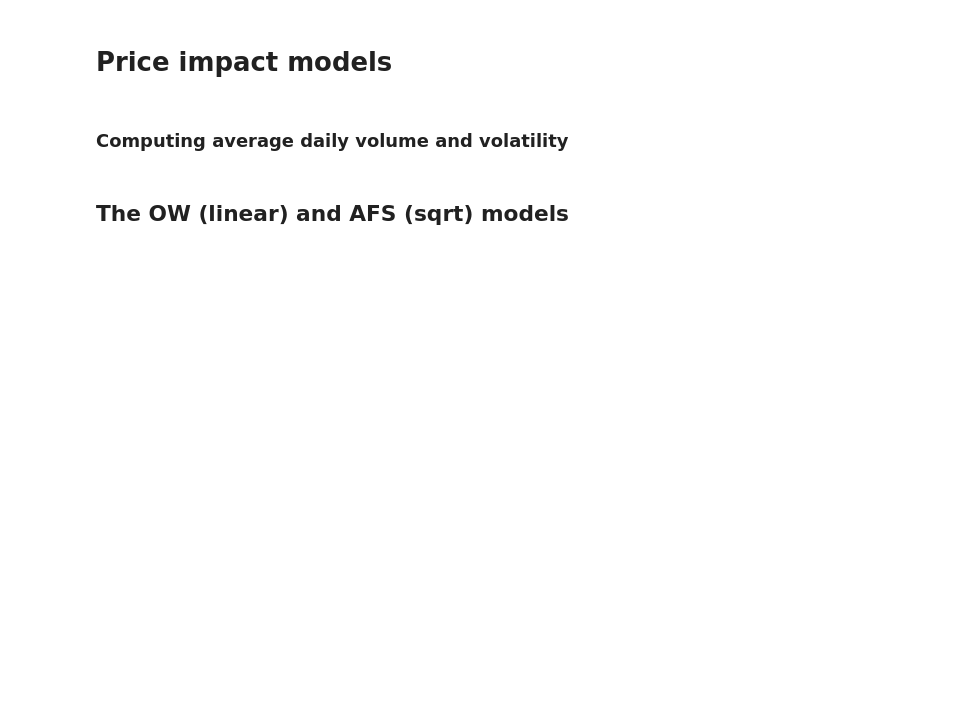
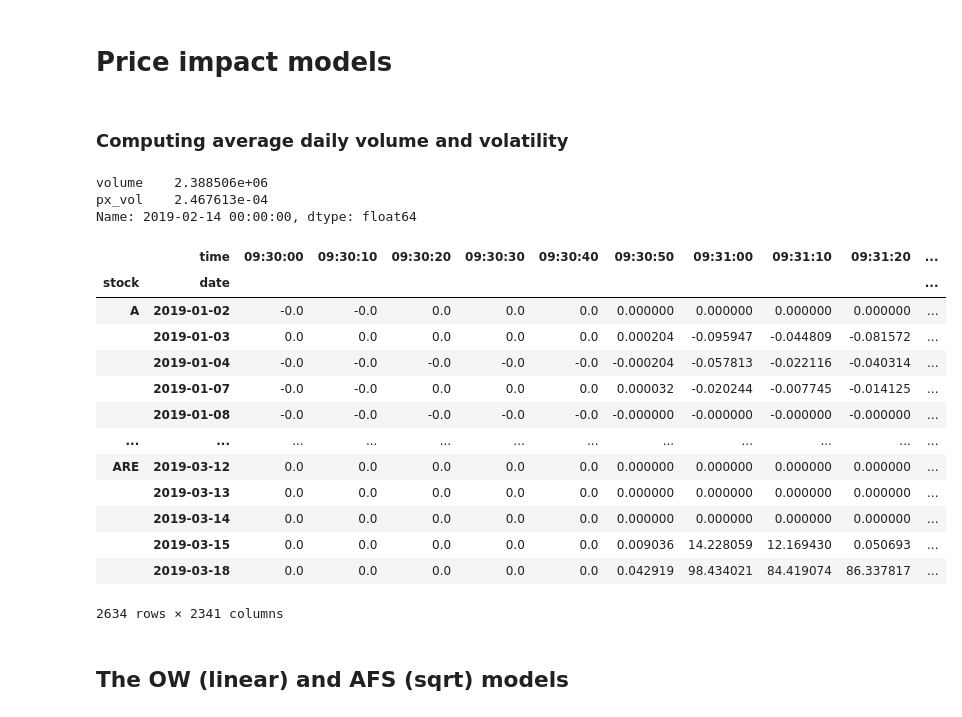
Before and after one commit to Max-Ded/computing-finance, a Jupyter notebook: High-Frequency-Algorithmic-Trading/coursework-notebook.ipynb, the cells around one changed output. Drawn from its saved outputs; the diff is of its cells as text; code cells hidden in the pictures; blank space fills up the shorter version.

```diff
--- a/High-Frequency-Algorithmic-Trading/coursework-notebook.ipynb
+++ b/High-Frequency-Algorithmic-Trading/coursework-notebook.ipynb
@@ -215,6 +215,12 @@ adv_vol_rolling_mean = compute_average_rolling_volume_and_vol(adv_vol)
 # %%
 bin_traded_volume = pivot_trade_volume_df(bin_sample_df)
 bin_traded_px = pivot_trade_px_df(bin_sample_df)
+# %%
+adv_vol_rolling_mean.loc["AAPL"].loc["2019-02-14"]
+# %% [output]
+volume    2.388506e+06
+px_vol    2.467613e-04
+Name: 2019-02-14 00:00:00, dtype: float64
 # %%
 class PriceImpactModel:
 
@@ -451,4 +543,21 @@ class PriceImpactModel:
 price_impact_model = PriceImpactModel(bin_sample_data=bin_sample_df,average_daily_volume_vol=adv_vol,bin_traded_volume=bin_traded_volume,bin_traded_px=bin_traded_px)
+# %%
+price_impact_model.optimal_impact_state(h=30,half_life=DEFAULT_HALF_LIFE,model_type="linear",rho = .5,delta_T=6)
+# %% [output]
+|  | time | 09:30:00 | 09:30:10 | 09:30:20 | 09:30:30 | 09:30:40 | 09:30:50 | 09:31:00 | 09:31:10 | 09:31:20 | ... |
+| stock | date |  |  |  |  |  |  |  |  |  | ... |
+| A | 2019-01-02 | -0.0 | -0.0 | 0.0 | 0.0 | 0.0 | 0.000000 | 0.000000 | 0.000000 | 0.000000 | ... |
+|  | 2019-01-03 | 0.0 | 0.0 | 0.0 | 0.0 | 0.0 | 0.000204 | -0.095947 | -0.044809 | -0.081572 | ... |
+|  | 2019-01-04 | -0.0 | -0.0 | -0.0 | -0.0 | -0.0 | -0.000204 | -0.057813 | -0.022116 | -0.040314 | ... |
+|  | 2019-01-07 | -0.0 | -0.0 | 0.0 | 0.0 | 0.0 | 0.000032 | -0.020244 | -0.007745 | -0.014125 | ... |
+|  | 2019-01-08 | -0.0 | -0.0 | -0.0 | -0.0 | -0.0 | -0.000000 | -0.000000 | -0.000000 | -0.000000 | ... |
+| ... | ... | ... | ... | ... | ... | ... | ... | ... | ... | ... | ... |
+| ARE | 2019-03-12 | 0.0 | 0.0 | 0.0 | 0.0 | 0.0 | 0.000000 | 0.000000 | 0.000000 | 0.000000 | ... |
+|  | 2019-03-13 | 0.0 | 0.0 | 0.0 | 0.0 | 0.0 | 0.000000 | 0.000000 | 0.000000 | 0.000000 | ... |
+|  | 2019-03-14 | 0.0 | 0.0 | 0.0 | 0.0 | 0.0 | 0.000000 | 0.000000 | 0.000000 | 0.000000 | ... |
+|  | 2019-03-15 | 0.0 | 0.0 | 0.0 | 0.0 | 0.0 | 0.009036 | 14.228059 | 12.169430 | 0.050693 | ... |
+|  | 2019-03-18 | 0.0 | 0.0 | 0.0 | 0.0 | 0.0 | 0.042919 | 98.434021 | 84.419074 | 86.337817 | ... |
+2634 rows × 2341 columns
 # %% [markdown]
 ## The OW (linear) and AFS (sqrt) models
 # %% [markdown]
```
Also changed, not shown: parts of 7 cells of this notebook.
